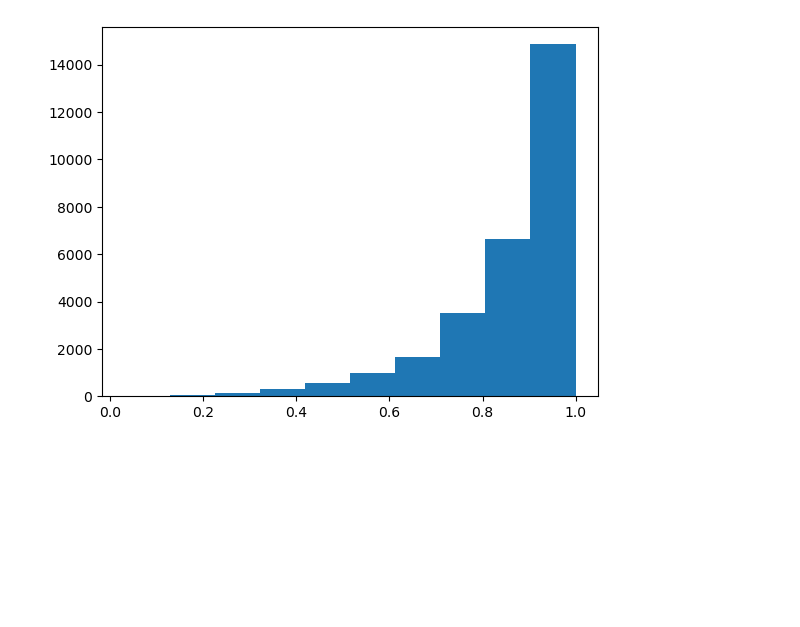
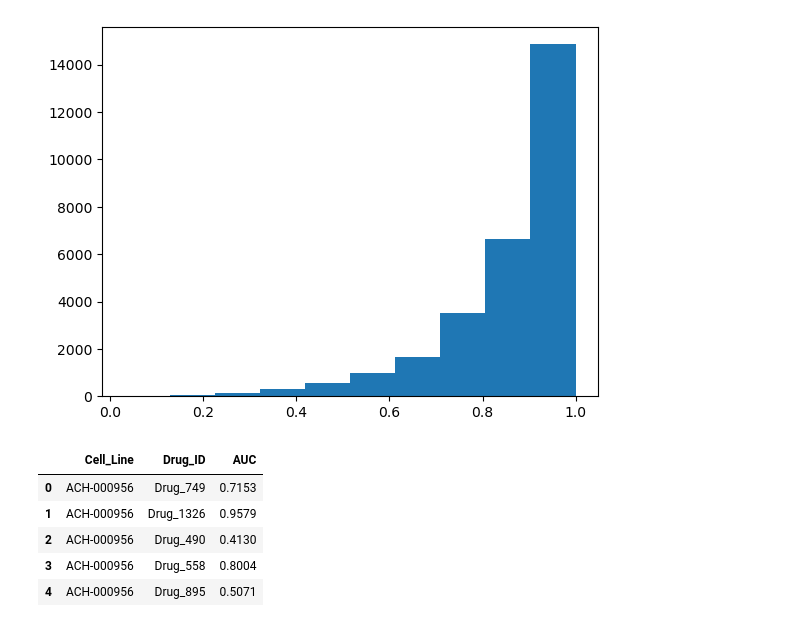
Before and after one commit to Ved-Piyush/DeepCDR_TF, a Jupyter notebook: train_deepcdr_gcn_dropout_in_train_ctrpv2_0.ipynb, the cells around one changed output. Cells and saved outputs as stored; diff of their text form; code cells hidden in the pictures; blank space fills up the shorter version.

```diff
--- a/train_deepcdr_gcn_dropout_in_train_ctrpv2_0.ipynb
+++ b/train_deepcdr_gcn_dropout_in_train_ctrpv2_0.ipynb
@@ -325,4 +346,5 @@ def get_features(train_keep1):
 # %%
 # ccle_all
 # %%
-# ccle_all = iu.load_single_drug_response_data_v2(source = 'CCLE_all', split_file_name='CCLE_all.txt', y_col_name='AUC')[["improve_sample_id", "improve_chem_id", "auc"]]
+ccle_all = iu.load_single_drug_response_data_v2(source = 'CCLE_all', split_file_name='CCLE_all.txt', y_col_name='AUC')[["improve_sample_id", "improve_chem_id", "auc"]]
+ccle_all.columns = ["Cell_Line", "Drug_ID", "AUC"]
@@ -422,2 +456,11 @@ plt.hist(valid_keep['AUC'].values)
 # %%
 features, target = get_features(valid_keep)
+# %%
+ccle_all.head()
+# %% [output]
+|  | Cell_Line | Drug_ID | AUC |
+| 0 | ACH-000956 | Drug_749 | 0.7153 |
+| 1 | ACH-000956 | Drug_1326 | 0.9579 |
+| 2 | ACH-000956 | Drug_490 | 0.4130 |
+| 3 | ACH-000956 | Drug_558 | 0.8004 |
+| 4 | ACH-000956 | Drug_895 | 0.5071 |
```
Also changed, not shown: parts of 36 cells of this notebook, 13 other files.
